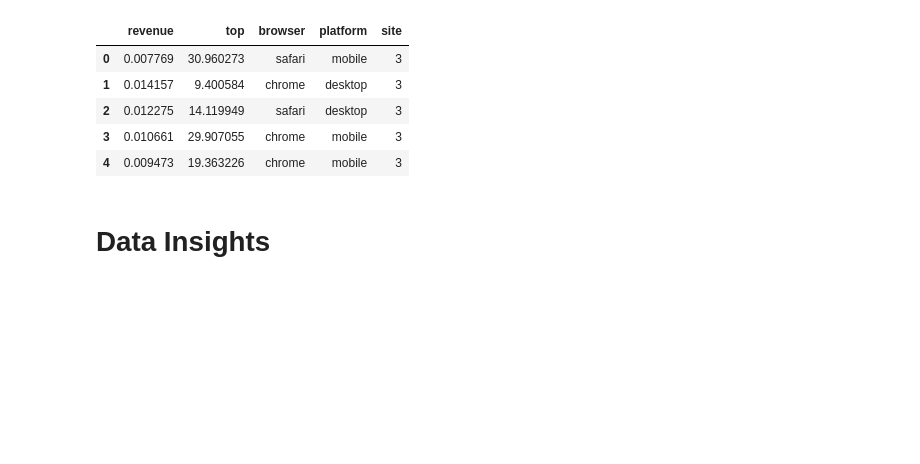
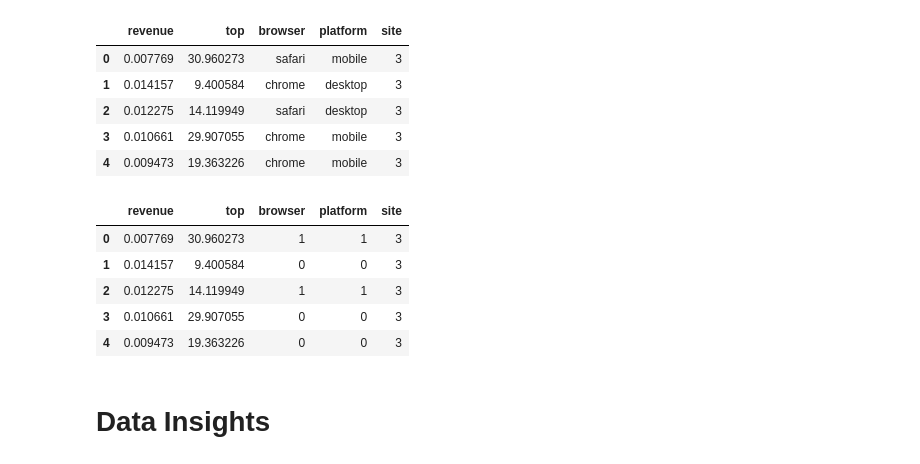
Before and after one commit to dgatlin/LogAnalysis, a Jupyter notebook: Log Level Data.ipynb, the cells around one changed output. Drawn from its saved outputs; the diff is of its cells as text; code cells hidden in the pictures; blank space fills up the shorter version.

```diff
--- a/Log Level Data.ipynb
+++ b/Log Level Data.ipynb
@@ -27,3 +27,12 @@ df.head()
 | 2 | 0.012275 | 14.119949 | safari | desktop | 3 |
 | 3 | 0.010661 | 29.907055 | chrome | mobile | 3 |
 | 4 | 0.009473 | 19.363226 | chrome | mobile | 3 |
+# %%
+df.head()
+# %% [output]
+|  | revenue | top | browser | platform | site |
+| 0 | 0.007769 | 30.960273 | 1 | 1 | 3 |
+| 1 | 0.014157 | 9.400584 | 0 | 0 | 3 |
+| 2 | 0.012275 | 14.119949 | 1 | 1 | 3 |
+| 3 | 0.010661 | 29.907055 | 0 | 0 | 3 |
+| 4 | 0.009473 | 19.363226 | 0 | 0 | 3 |
```
Also changed, not shown: parts of 19 cells of this notebook, 1 other file.
